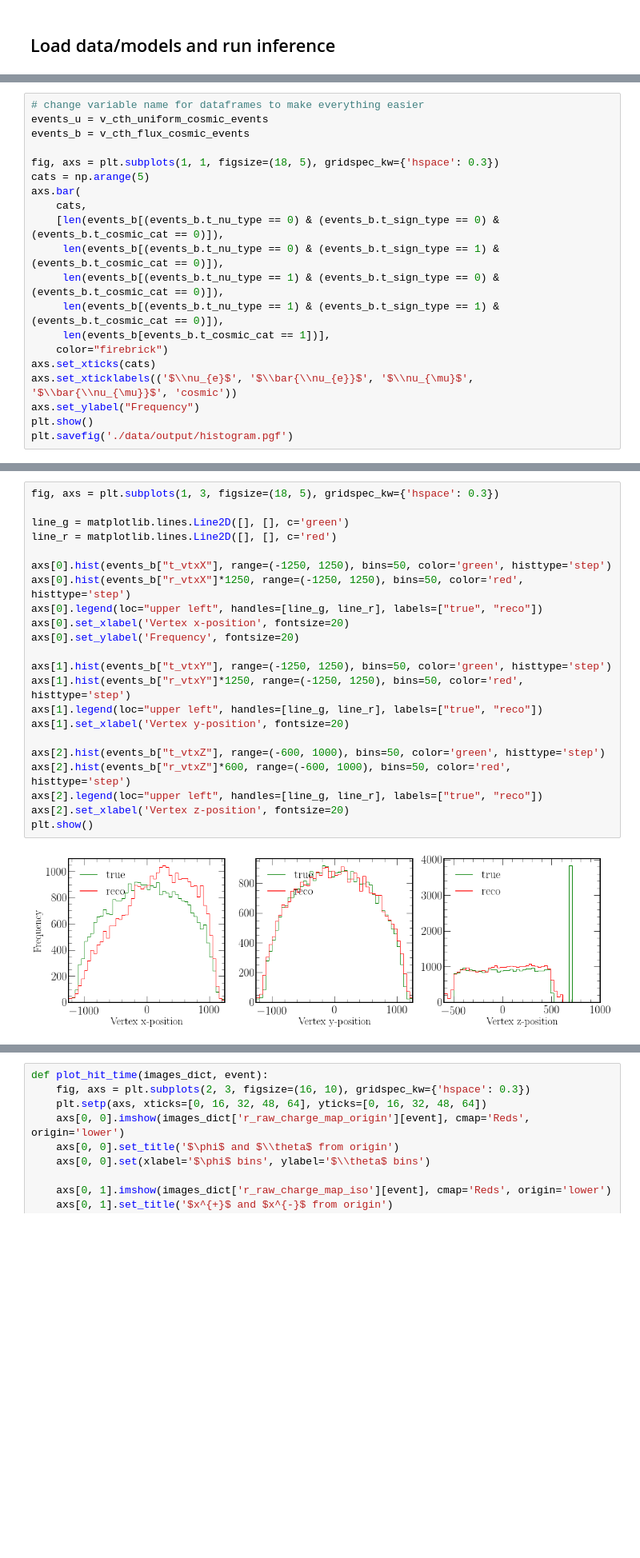
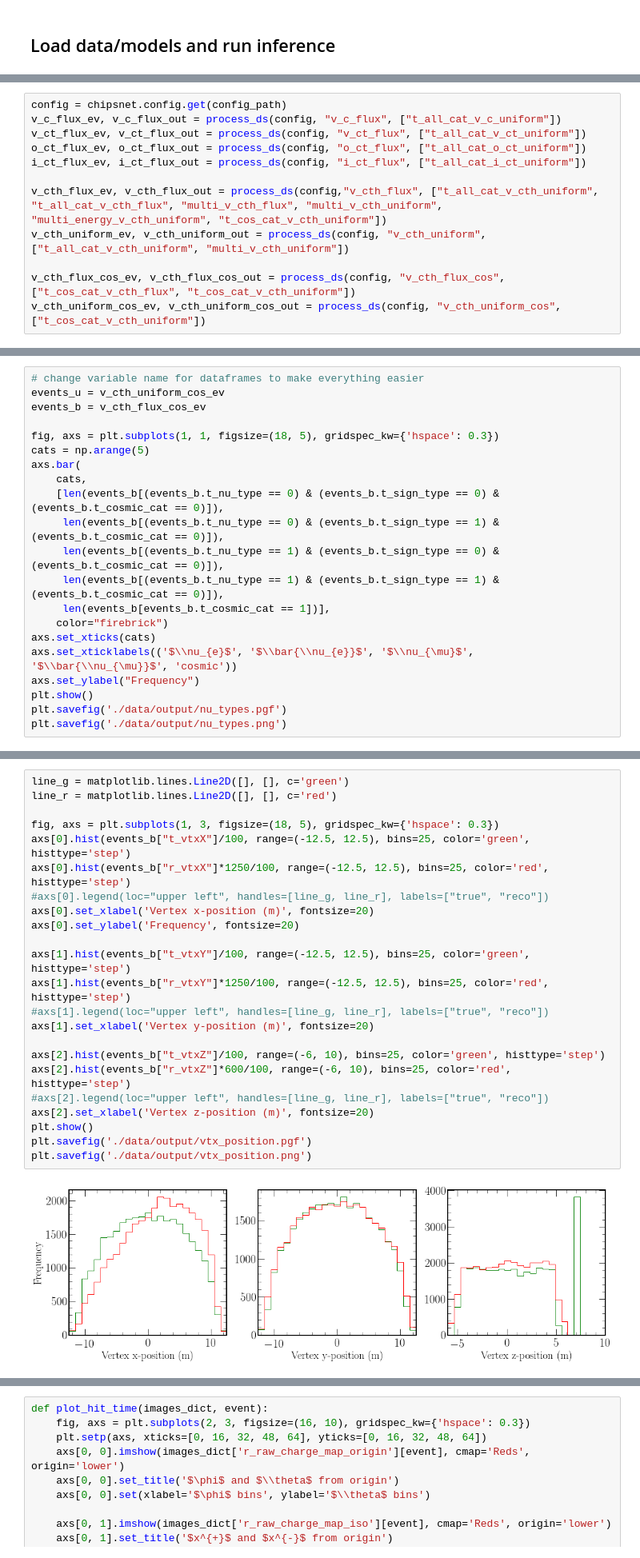
Before and after one commit to chipsneutrino/chips-net, a Jupyter notebook: analysis.ipynb, the cells around one changed output, grey strips where cells are left out. Shown at 80% size. Drawn from its saved outputs; the diff is of its cells as text; blank space fills up the shorter version.

Commit message:
updates to comparison plots in analysis notebook

```diff
--- a/analysis.ipynb
+++ b/analysis.ipynb
@@ -186,0 +71,12 @@ v_cth_flux_cosmic_events = chipsnet.utils.full_comb_combine(v_cth_flux_cosmic_ev
+# %%
+config = chipsnet.config.get(config_path)
+v_c_flux_ev, v_c_flux_out = process_ds(config, "v_c_flux", ["t_all_cat_v_c_uniform"])
+v_ct_flux_ev, v_ct_flux_out = process_ds(config, "v_ct_flux", ["t_all_cat_v_ct_uniform"])
+o_ct_flux_ev, o_ct_flux_out = process_ds(config, "o_ct_flux", ["t_all_cat_o_ct_uniform"])
+i_ct_flux_ev, i_ct_flux_out = process_ds(config, "i_ct_flux", ["t_all_cat_i_ct_uniform"])
+
+v_cth_flux_ev, v_cth_flux_out = process_ds(config,"v_cth_flux", ["t_all_cat_v_cth_uniform", "t_all_cat_v_cth_flux", "multi_v_cth_flux", "multi_v_cth_uniform", "multi_energy_v_cth_uniform", "t_cos_cat_v_cth_uniform"])
+v_cth_uniform_ev, v_cth_uniform_out = process_ds(config, "v_cth_uniform", ["t_all_cat_v_cth_uniform", "multi_v_cth_uniform"])
+
+v_cth_flux_cos_ev, v_cth_flux_cos_out = process_ds(config, "v_cth_flux_cos", ["t_cos_cat_v_cth_flux", "t_cos_cat_v_cth_uniform"])
+v_cth_uniform_cos_ev, v_cth_uniform_cos_out = process_ds(config, "v_cth_uniform_cos", ["t_cos_cat_v_cth_uniform"])
@@ -194,8 +100,8 @@ The simplest approach would be to ignore the endcaps and just use a square/recta
 However, a large fraction of the Cherenkov light collected by the detector hits the endcaps so we will be loosing a lot of infomation...
 # %%
 # change variable name for dataframes to make everything easier
-events_u = v_cth_uniform_cosmic_events
-events_b = v_cth_flux_cosmic_events
+events_u = v_cth_uniform_cos_ev
+events_b = v_cth_flux_cos_ev
 
 fig, axs = plt.subplots(1, 1, figsize=(18, 5), gridspec_kw={'hspace': 0.3})
 cats = np.arange(5)
@@ -211,6 +117,7 @@ axs.set_xticks(cats)
 axs.set_xticklabels(('$\\nu_{e}$', '$\\bar{\\nu_{e}}$', '$\\nu_{\mu}$', '$\\bar{\\nu_{\mu}}$', 'cosmic'))
 axs.set_ylabel("Frequency")
 plt.show()
-plt.savefig('./data/output/histogram.pgf')
+plt.savefig('./data/output/nu_types.pgf')
+plt.savefig('./data/output/nu_types.png')
 # %% [output]
 [figure]
@@ -292,24 +166,25 @@ plt.show()
 # %%
-fig, axs = plt.subplots(1, 3, figsize=(18, 5), gridspec_kw={'hspace': 0.3})
-
 line_g = matplotlib.lines.Line2D([], [], c='green')
 line_r = matplotlib.lines.Line2D([], [], c='red')
 
-axs[0].hist(events_b["t_vtxX"], range=(-1250, 1250), bins=50, color='green', histtype='step')
-axs[0].hist(events_b["r_vtxX"]*1250, range=(-1250, 1250), bins=50, color='red', histtype='step')
-axs[0].legend(loc="upper left", handles=[line_g, line_r], labels=["true", "reco"])
-axs[0].set_xlabel('Vertex x-position', fontsize=20)
+fig, axs = plt.subplots(1, 3, figsize=(18, 5), gridspec_kw={'hspace': 0.3})
+axs[0].hist(events_b["t_vtxX"]/100, range=(-12.5, 12.5), bins=25, color='green', histtype='step')
+axs[0].hist(events_b["r_vtxX"]*1250/100, range=(-12.5, 12.5), bins=25, color='red', histtype='step')
+#axs[0].legend(loc="upper left", handles=[line_g, line_r], labels=["true", "reco"])
+axs[0].set_xlabel('Vertex x-position (m)', fontsize=20)
 axs[0].set_ylabel('Frequency', fontsize=20)
 
-axs[1].hist(events_b["t_vtxY"], range=(-1250, 1250), bins=50, color='green', histtype='step')
-axs[1].hist(events_b["r_vtxY"]*1250, range=(-1250, 1250), bins=50, color='red', histtype='step')
-axs[1].legend(loc="upper left", handles=[line_g, line_r], labels=["true", "reco"])
-axs[1].set_xlabel('Vertex y-position', fontsize=20)
+axs[1].hist(events_b["t_vtxY"]/100, range=(-12.5, 12.5), bins=25, color='green', histtype='step')
+axs[1].hist(events_b["r_vtxY"]*1250/100, range=(-12.5, 12.5), bins=25, color='red', histtype='step')
+#axs[1].legend(loc="upper left", handles=[line_g, line_r], labels=["true", "reco"])
+axs[1].set_xlabel('Vertex y-position (m)', fontsize=20)
 
-axs[2].hist(events_b["t_vtxZ"], range=(-600, 1000), bins=50, color='green', histtype='step')
-axs[2].hist(events_b["r_vtxZ"]*600, range=(-600, 1000), bins=50, color='red', histtype='step')
-axs[2].legend(loc="upper left", handles=[line_g, line_r], labels=["true", "reco"])
-axs[2].set_xlabel('Vertex z-position', fontsize=20)
+axs[2].hist(events_b["t_vtxZ"]/100, range=(-6, 10), bins=25, color='green', histtype='step')
+axs[2].hist(events_b["r_vtxZ"]*600/100, range=(-6, 10), bins=25, color='red', histtype='step')
+#axs[2].legend(loc="upper left", handles=[line_g, line_r], labels=["true", "reco"])
+axs[2].set_xlabel('Vertex z-position (m)', fontsize=20)
 plt.show()
+plt.savefig('./data/output/vtx_position.pgf')
+plt.savefig('./data/output/vtx_position.png')
 # %% [output]
-[figure, old version]
+[figure, new version]
```
Also changed, not shown: parts of 55 cells of this notebook, 3 other files.
